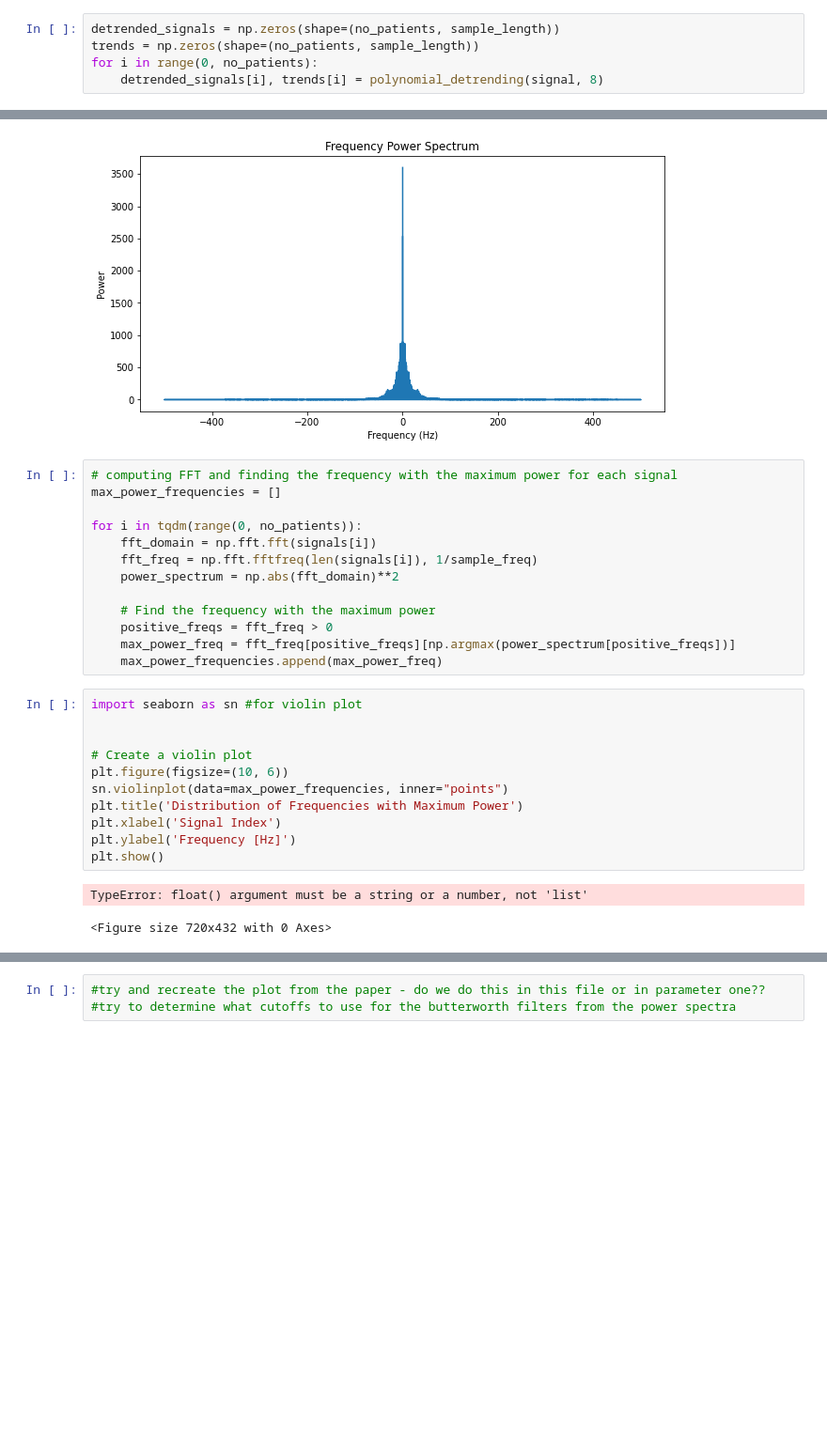
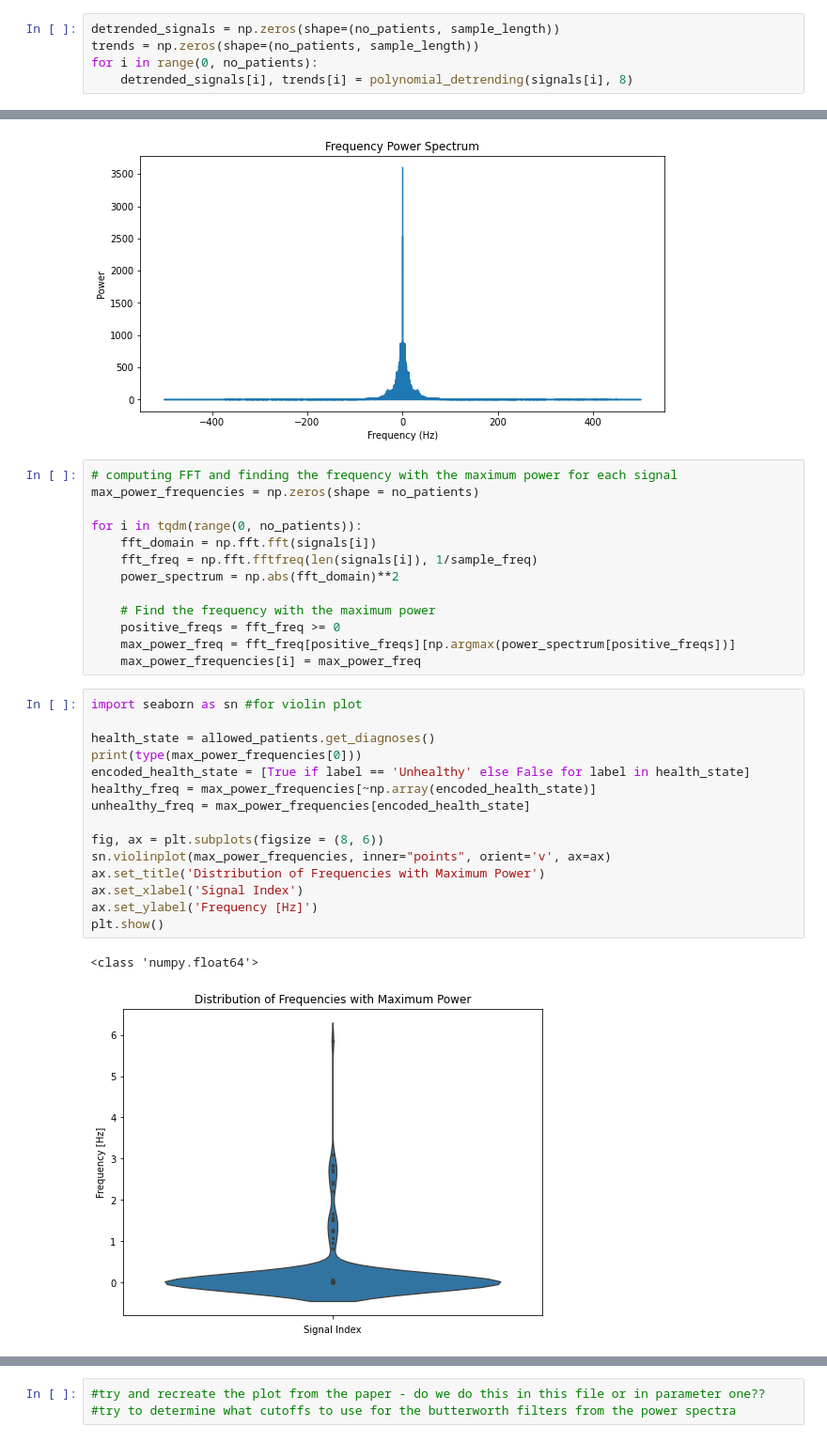
Before and after one commit to patcourts/ES98C-ECG-Project, a Jupyter notebook: examples/Data_Pre-processing_Experimentation.ipynb, the cells around one changed output, grey strips where cells are left out. Shown at 94% size. Cells and saved outputs as stored; diff of their text form; blank space fills up the shorter version.

```diff
--- a/examples/Data_Pre-processing_Experimentation.ipynb
+++ b/examples/Data_Pre-processing_Experimentation.ipynb
@@ -32,7 +32,7 @@ def polynomial_detrending(signal, degree):
 detrended_signals = np.zeros(shape=(no_patients, sample_length))
 trends = np.zeros(shape=(no_patients, sample_length))
 for i in range(0, no_patients):
-    detrended_signals[i], trends[i] = polynomial_detrending(signal, 8)
+    detrended_signals[i], trends[i] = polynomial_detrending(signals[i], 8)
 # %%
 fig, ax = plt.subplots(1, 1, figsize = (10, 6))
 
@@ -279,7 +277,7 @@ plt.show()
 [figure]
 # %%
 # computing FFT and finding the frequency with the maximum power for each signal
-max_power_frequencies = []
+max_power_frequencies = np.zeros(shape = no_patients)
 
 for i in tqdm(range(0, no_patients)):
     fft_domain = np.fft.fft(signals[i])
@@ -287,20 +285,24 @@ for i in tqdm(range(0, no_patients)):
     power_spectrum = np.abs(fft_domain)**2
 
     # Find the frequency with the maximum power
-    positive_freqs = fft_freq > 0
+    positive_freqs = fft_freq >= 0
     max_power_freq = fft_freq[positive_freqs][np.argmax(power_spectrum[positive_freqs])]
-    max_power_frequencies.append(max_power_freq)
+    max_power_frequencies[i] = max_power_freq
 # %%
 import seaborn as sn #for violin plot
 
+health_state = allowed_patients.get_diagnoses()
+print(type(max_power_frequencies[0]))
+encoded_health_state = [True if label == 'Unhealthy' else False for label in health_state]
+healthy_freq = max_power_frequencies[~np.array(encoded_health_state)]
+unhealthy_freq = max_power_frequencies[encoded_health_state]
 
-# Create a violin plot
-plt.figure(figsize=(10, 6))
-sn.violinplot(data=max_power_frequencies, inner="points")
-plt.title('Distribution of Frequencies with Maximum Power')
-plt.xlabel('Signal Index')
-plt.ylabel('Frequency [Hz]')
+fig, ax = plt.subplots(figsize = (8, 6))
+sn.violinplot(max_power_frequencies, inner="points", orient='v', ax=ax)
+ax.set_title('Distribution of Frequencies with Maximum Power')
+ax.set_xlabel('Signal Index')
+ax.set_ylabel('Frequency [Hz]')
 plt.show()
 # %% [output]
-TypeError: float() argument must be a string or a number, not 'list'
+<class 'numpy.float64'>
-<Figure size 720x432 with 0 Axes>
+[figure, added]
```
Also changed, not shown: parts of 9 cells of this notebook.
